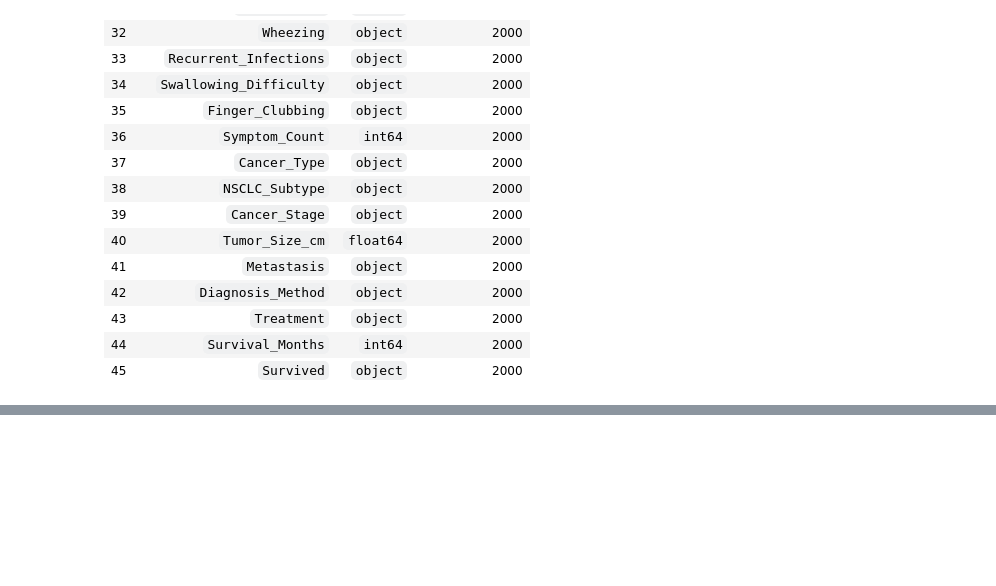
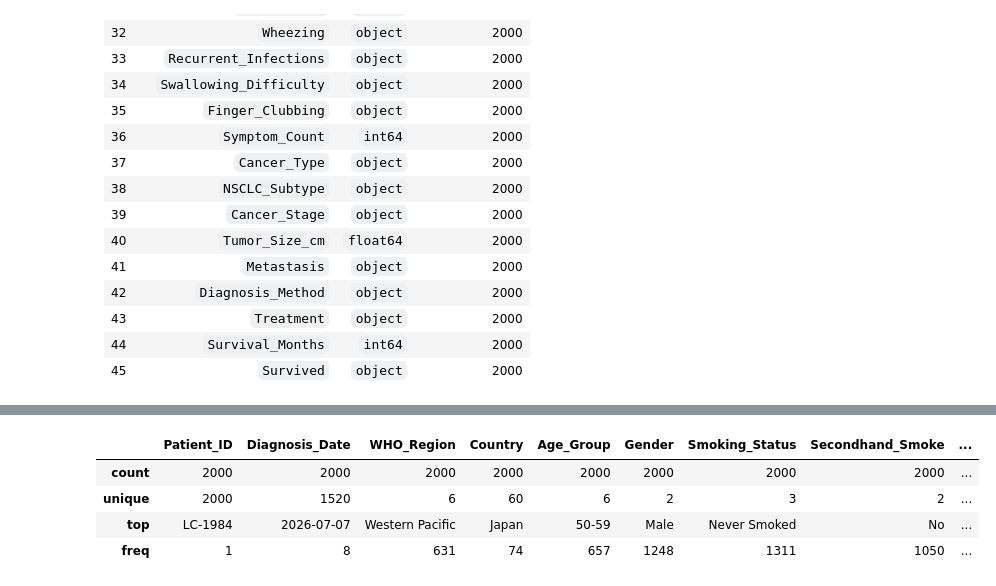
Before and after one commit to MiguelFigueroa02/MCPI_Student_Repo, a Jupyter notebook: courses/1-Semester/fundamentals of statistics/Projects/Notebooks/Estadística_Descriptiva_Visualización.ipynb, the cells around one changed output, grey strips where cells are left out. Drawn from its saved outputs; the diff is of its cells as text; code cells hidden in the pictures; blank space fills up the shorter version.

```diff
--- a/courses/1-Semester/fundamentals of statistics/Projects/Notebooks/Estadística_Descriptiva_Visualización.ipynb
+++ b/courses/1-Semester/fundamentals of statistics/Projects/Notebooks/Estadística_Descriptiva_Visualización.ipynb
@@ -114,0 +127,8 @@ df_analysis = pd.DataFrame({
+# %%
+df.describe(exclude='number')
+# %% [output]
+|  | Patient_ID | Diagnosis_Date | WHO_Region | Country | Age_Group | Gender | Smoking_Status | Secondhand_Smoke | ... |
+| count | 2000 | 2000 | 2000 | 2000 | 2000 | 2000 | 2000 | 2000 | ... |
+| unique | 2000 | 1520 | 6 | 60 | 6 | 2 | 3 | 2 | ... |
+| top | LC-1984 | 2026-07-07 | Western Pacific | Japan | 50-59 | Male | Never Smoked | No | ... |
+| freq | 1 | 8 | 631 | 74 | 657 | 1248 | 1311 | 1050 | ... |
```
Also changed, not shown: parts of 1 cell of this notebook.
